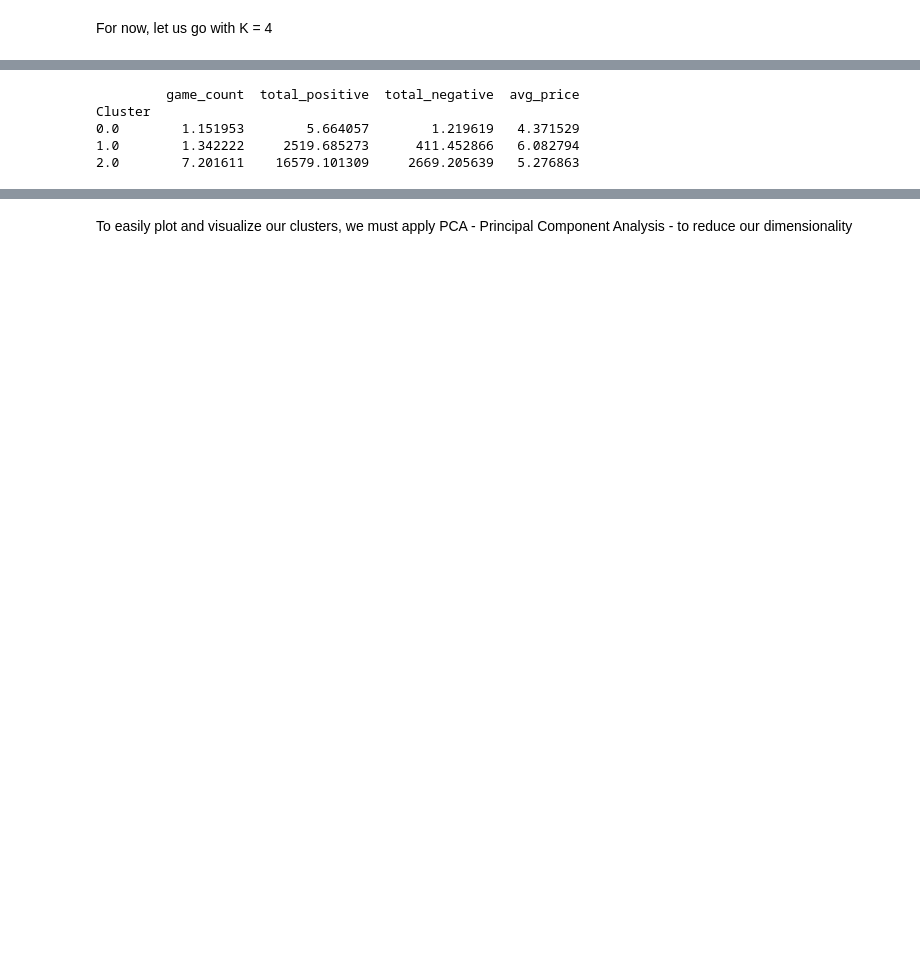
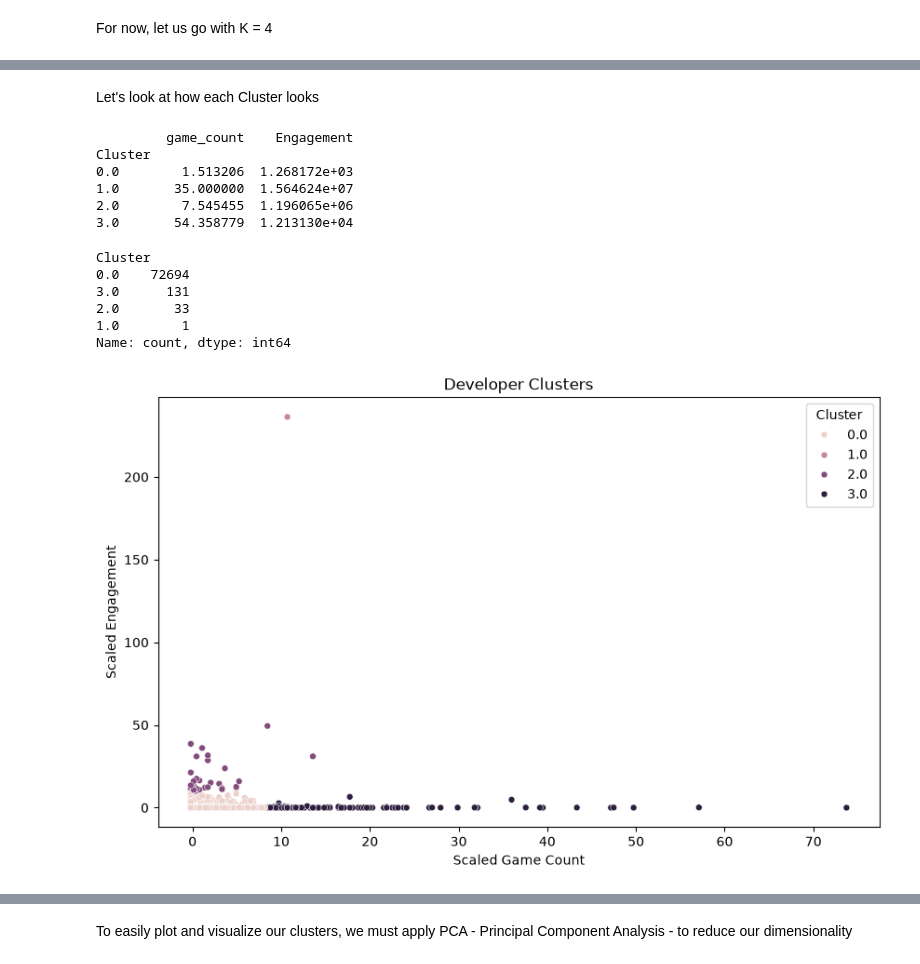
Before and after one commit to mangabe16/steam-developer-career-patterns, a Jupyter notebook: submission.ipynb, the cells around one changed output, grey strips where cells are left out. Saved outputs shown, nothing was run; the diff lists cells and outputs as text; code cells hidden in the pictures; blank space fills up the shorter version.

```diff
--- a/submission.ipynb
+++ b/submission.ipynb
@@ -479,9 +483,41 @@ developer_df.head()
+# %% [markdown]
+Let's look at how each Cluster looks
 # %%
-cluster_summary = developer_df.groupby('Cluster')[['game_count','total_positive', 'total_negative','avg_price']].mean()
+cluster_summary = developer_df.groupby('Cluster')[['game_count','Engagement']].mean()
 print(cluster_summary)
 # %% [output]
-         game_count  total_positive  total_negative  avg_price
+         game_count    Engagement
 Cluster
-0.0        1.151953        5.664057        1.219619   4.371529
-1.0        1.342222     2519.685273      411.452866   6.082794
-2.0        7.201611    16579.101309     2669.205639   5.276863
+0.0        1.513206  1.268172e+03
+1.0       35.000000  1.564624e+07
+2.0        7.545455  1.196065e+06
+3.0       54.358779  1.213130e+04
+# %%
+print(developer_df['Cluster'].value_counts())
+# %% [output]
+Cluster
+0.0    72694
+3.0      131
+2.0       33
+1.0        1
+Name: count, dtype: int64
+# %%
+# making a temporary df for the plotting
+scaled_plot_df = pd.DataFrame(kmeans_df_scaled, columns = ['scaled_game_count', 'scaled_engagement'])
+scaled_plot_df['Cluster'] = developer_df['Cluster'].values
+
+plt.figure(figsize=(10,6))
+sns.scatterplot(
+    x='scaled_game_count',
+    y='scaled_engagement',
+    hue='Cluster',
+    data=scaled_plot_df,
+    s=25
+)
+plt.title('Developer Clusters')
+plt.xlabel('Scaled Game Count')
+plt.ylabel('Scaled Engagement')
+plt.legend(title='Cluster')
+plt.show()
+# %% [output]
+[figure, added]
```
Also changed, not shown: parts of 20 cells of this notebook.
